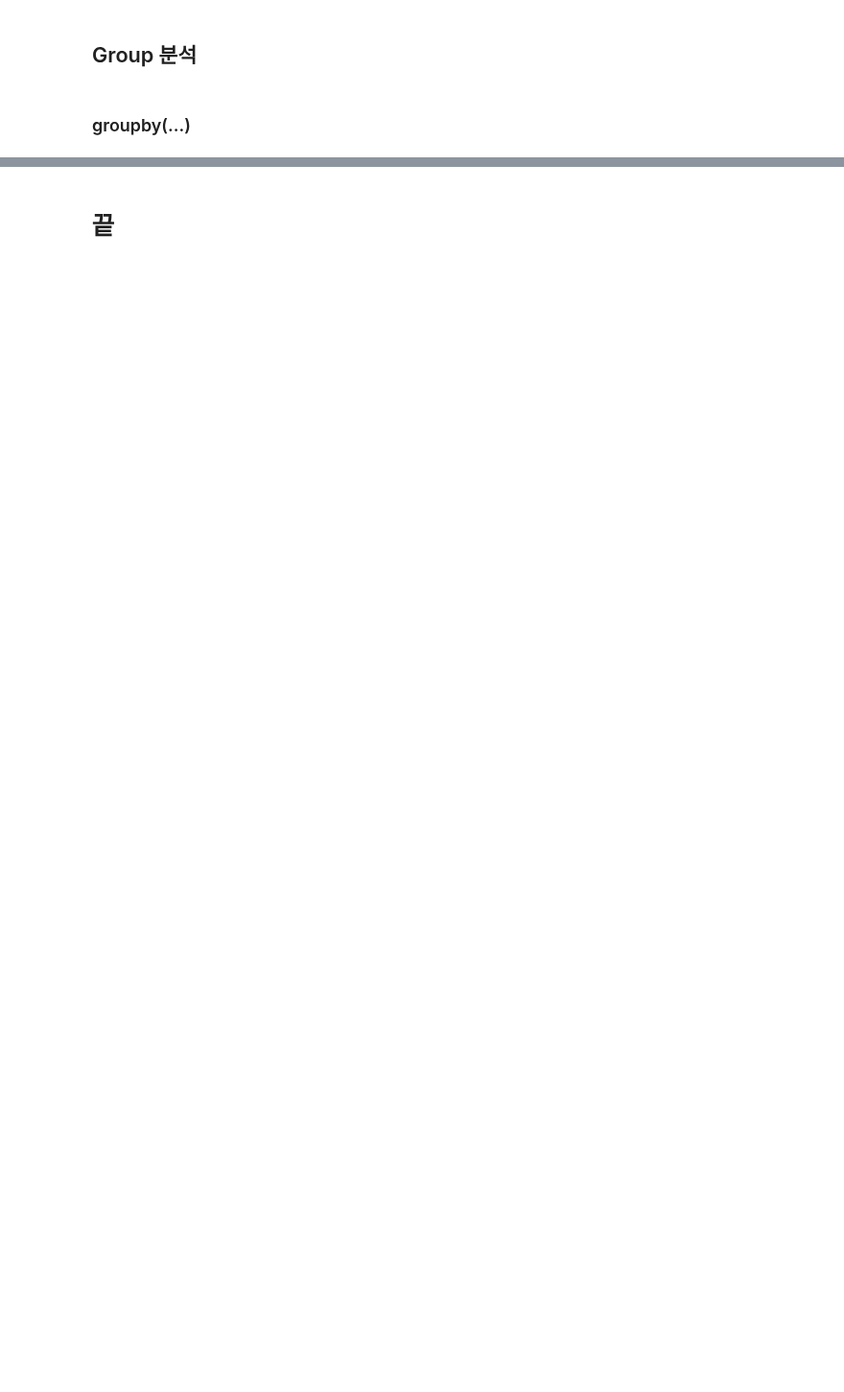
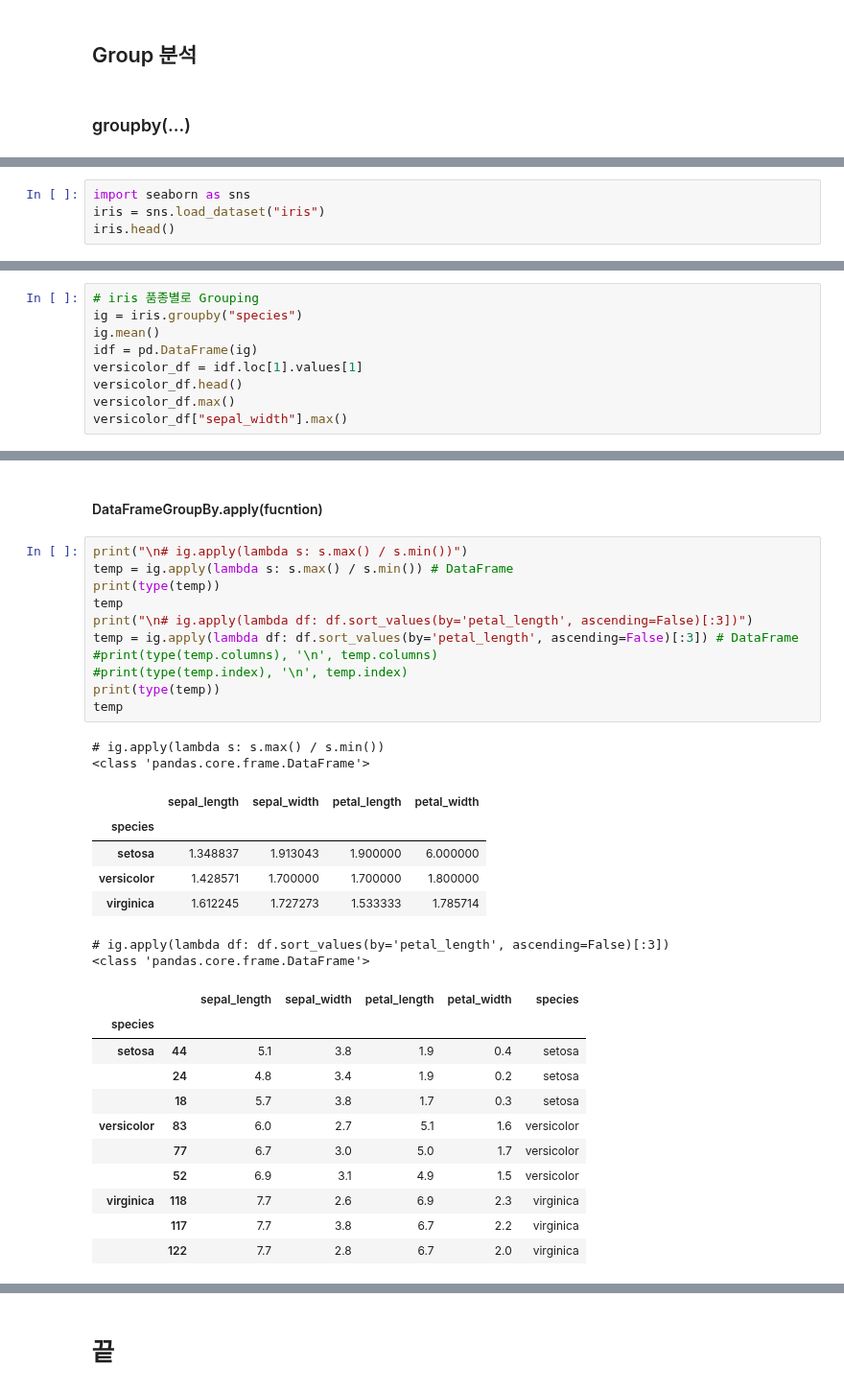
Before and after one commit to fss1208/study_python, a Jupyter notebook: 20251126_pandas_datafrmae.ipynb, the cells around one changed output, grey strips where cells are left out. Shown at 96% size. Saved outputs shown, nothing was run; the diff lists cells and outputs as text; blank space fills up the shorter version.

```diff
--- a/20251126_pandas_datafrmae.ipynb
+++ b/20251126_pandas_datafrmae.ipynb
@@ -1789,0 +1863,4 @@ array(['A',   key1 key2  data1  data2
+# %%
+import seaborn as sns
+iris = sns.load_dataset("iris")
+iris.head()
@@ -1789,0 +1874,9 @@ array(['A',   key1 key2  data1  data2
+# %%
+# iris 품종별로 Grouping
+ig = iris.groupby("species")
+ig.mean()
+idf = pd.DataFrame(ig)
+versicolor_df = idf.loc[1].values[1]
+versicolor_df.head()
+versicolor_df.max()
+versicolor_df["sepal_width"].max()
@@ -1789,0 +1938,34 @@ array(['A',   key1 key2  data1  data2
+# %% [markdown]
+#### DataFrameGroupBy.apply(fucntion)
+# %%
+print("\n# ig.apply(lambda s: s.max() / s.min())")
+temp = ig.apply(lambda s: s.max() / s.min()) # DataFrame
+print(type(temp))
+temp
+print("\n# ig.apply(lambda df: df.sort_values(by='petal_length', ascending=False)[:3])")
+temp = ig.apply(lambda df: df.sort_values(by='petal_length', ascending=False)[:3]) # DataFrame
+#print(type(temp.columns), '\n', temp.columns)
+#print(type(temp.index), '\n', temp.index)
+print(type(temp))
+temp
+# %% [output]
+# ig.apply(lambda s: s.max() / s.min())
+<class 'pandas.core.frame.DataFrame'>
+|  | sepal_length | sepal_width | petal_length | petal_width |
+| species |  |  |  |  |
+| setosa | 1.348837 | 1.913043 | 1.900000 | 6.000000 |
+| versicolor | 1.428571 | 1.700000 | 1.700000 | 1.800000 |
+| virginica | 1.612245 | 1.727273 | 1.533333 | 1.785714 |
+# ig.apply(lambda df: df.sort_values(by='petal_length', ascending=False)[:3])
+<class 'pandas.core.frame.DataFrame'>
+|  |  | sepal_length | sepal_width | petal_length | petal_width | species |
+| species |  |  |  |  |  |  |
+| setosa | 44 | 5.1 | 3.8 | 1.9 | 0.4 | setosa |
+|  | 24 | 4.8 | 3.4 | 1.9 | 0.2 | setosa |
+|  | 18 | 5.7 | 3.8 | 1.7 | 0.3 | setosa |
+| versicolor | 83 | 6.0 | 2.7 | 5.1 | 1.6 | versicolor |
+|  | 77 | 6.7 | 3.0 | 5.0 | 1.7 | versicolor |
+|  | 52 | 6.9 | 3.1 | 4.9 | 1.5 | versicolor |
+| virginica | 118 | 7.7 | 2.6 | 6.9 | 2.3 | virginica |
+|  | 117 | 7.7 | 3.8 | 6.7 | 2.2 | virginica |
+|  | 122 | 7.7 | 2.8 | 6.7 | 2.0 | virginica |
```
Also changed, not shown: parts of 16 cells of this notebook.
